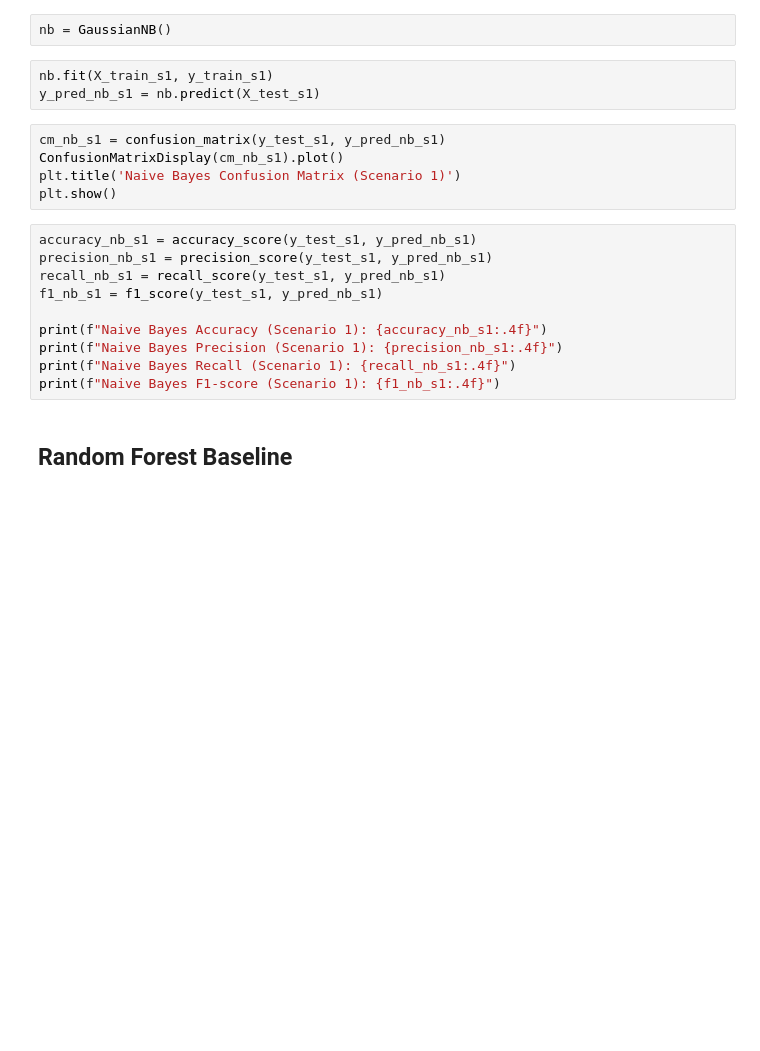
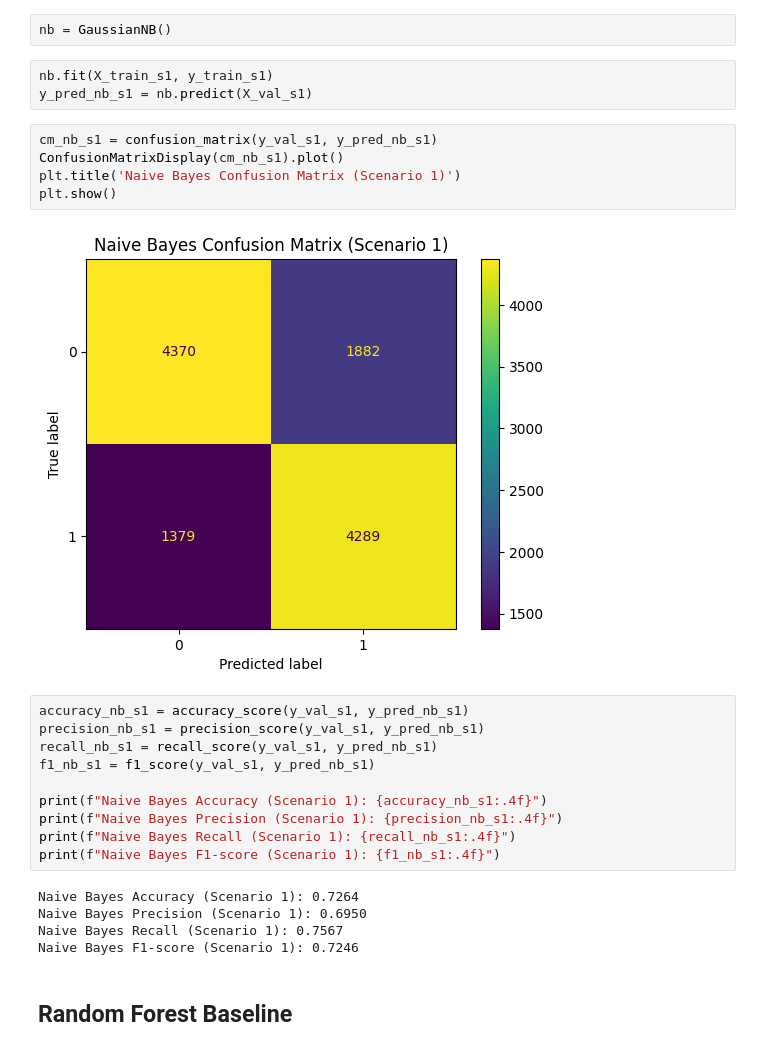
Before and after one commit to hisyamssyr/FP-Machine-Learning, a Jupyter notebook: employee_atrition_prediction.ipynb, the cells around one changed output. Saved outputs shown, nothing was run; the diff lists cells and outputs as text; blank space fills up the shorter version.

```diff
--- a/employee_atrition_prediction.ipynb
+++ b/employee_atrition_prediction.ipynb
@@ -665,22 +670,29 @@ print(f"KNN F1-score (Scenario 1): {f1_knn_s1:.4f}")
 nb = GaussianNB()
 # %%
 nb.fit(X_train_s1, y_train_s1)
-y_pred_nb_s1 = nb.predict(X_test_s1)
+y_pred_nb_s1 = nb.predict(X_val_s1)
 # %%
-cm_nb_s1 = confusion_matrix(y_test_s1, y_pred_nb_s1)
+cm_nb_s1 = confusion_matrix(y_val_s1, y_pred_nb_s1)
 ConfusionMatrixDisplay(cm_nb_s1).plot()
 plt.title('Naive Bayes Confusion Matrix (Scenario 1)')
 plt.show()
+# %% [output]
+[figure, added]
 # %%
-accuracy_nb_s1 = accuracy_score(y_test_s1, y_pred_nb_s1)
-precision_nb_s1 = precision_score(y_test_s1, y_pred_nb_s1)
-recall_nb_s1 = recall_score(y_test_s1, y_pred_nb_s1)
-f1_nb_s1 = f1_score(y_test_s1, y_pred_nb_s1)
+accuracy_nb_s1 = accuracy_score(y_val_s1, y_pred_nb_s1)
+precision_nb_s1 = precision_score(y_val_s1, y_pred_nb_s1)
+recall_nb_s1 = recall_score(y_val_s1, y_pred_nb_s1)
+f1_nb_s1 = f1_score(y_val_s1, y_pred_nb_s1)
 
 print(f"Naive Bayes Accuracy (Scenario 1): {accuracy_nb_s1:.4f}")
 print(f"Naive Bayes Precision (Scenario 1): {precision_nb_s1:.4f}")
 print(f"Naive Bayes Recall (Scenario 1): {recall_nb_s1:.4f}")
 print(f"Naive Bayes F1-score (Scenario 1): {f1_nb_s1:.4f}")
+# %% [output]
+Naive Bayes Accuracy (Scenario 1): 0.7264
+Naive Bayes Precision (Scenario 1): 0.6950
+Naive Bayes Recall (Scenario 1): 0.7567
+Naive Bayes F1-score (Scenario 1): 0.7246
 # %% [markdown]
 ## Random Forest Baseline
 # %%
```
Also changed, not shown: parts of 45 cells of this notebook.
